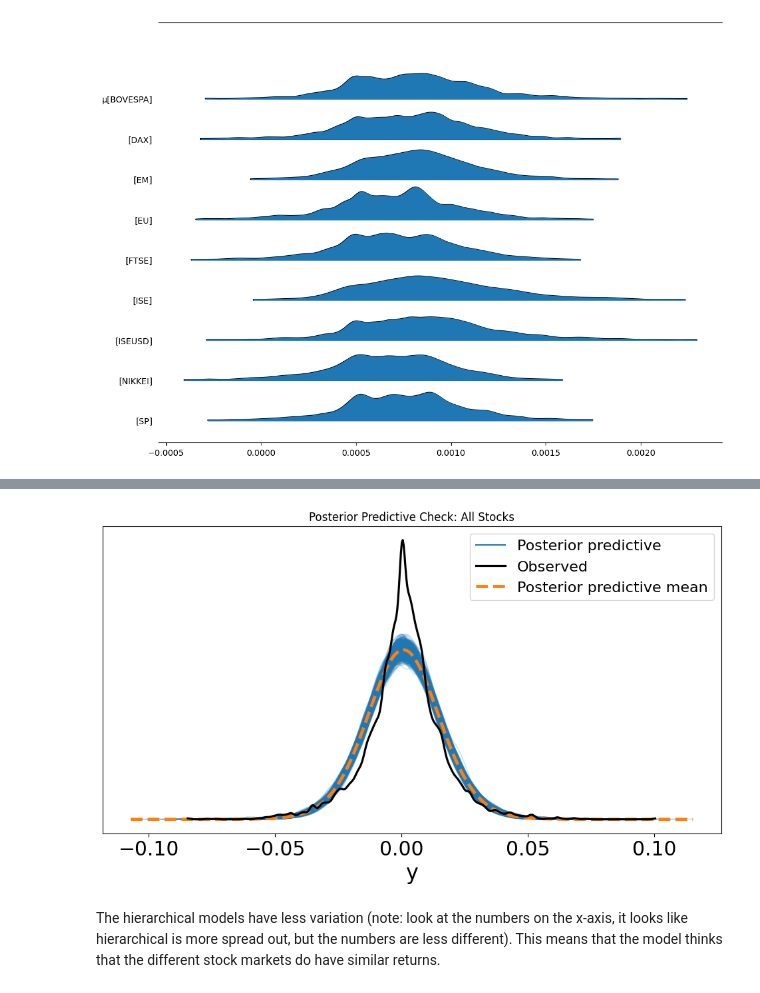
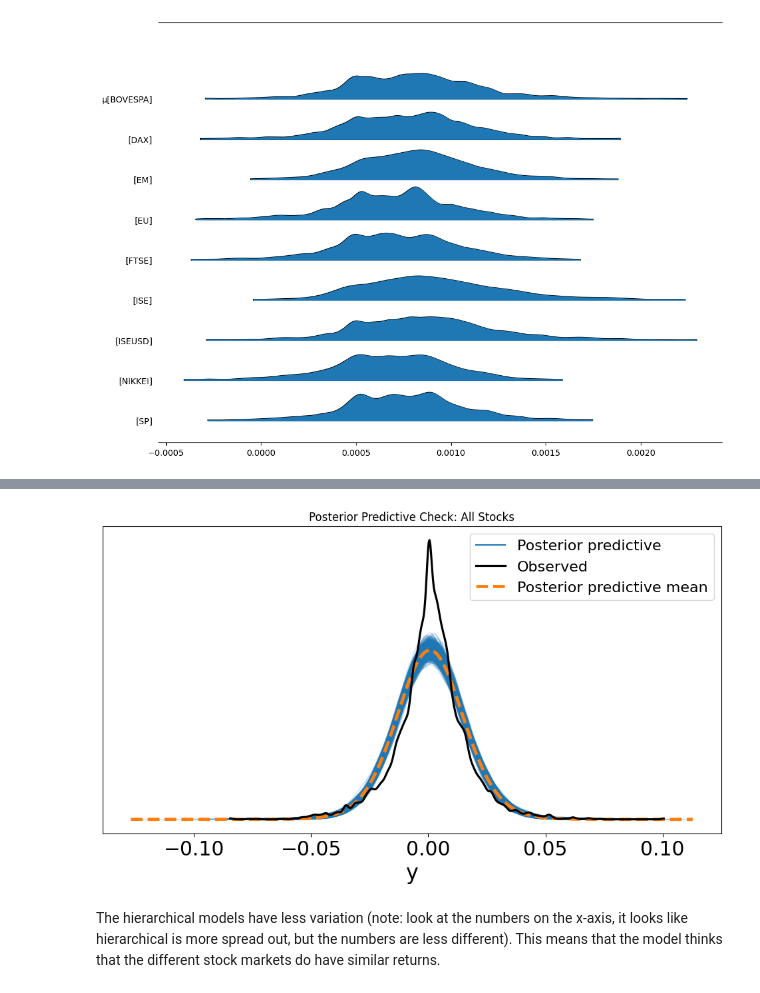
Before and after one commit to kundana12345/DataScience, a Jupyter notebook: KundAddalaU4proj.ipynb, the cells around one changed output, grey strips where cells are left out. Saved outputs shown, nothing was run; the diff lists cells and outputs as text; code cells hidden in the pictures.

```diff
--- a/KundAddalaU4proj.ipynb
+++ b/KundAddalaU4proj.ipynb
@@ -202,15 +203,15 @@ axes = az.plot_forest(idata_stock_h, kind="ridgeplot",
 [figure]
 # %%
 with stock_nh_model:
-    ppc_stock = pm.sample_posterior_predictive(idata_stock_h, var_names=['y'])
+    ppc_stock = pm.sample_posterior_predictive(idata_stock_nh, var_names=['y'])
 
 az.plot_ppc(ppc_stock, figsize=(12,6))
 plt.title("Posterior Predictive Check: All Stocks")
 plt.show()
 # %% [output]
 [interactive output not drawn]
 [interactive output not drawn]
-[figure, old version]
+[figure, new version]
 # %% [markdown]
 The hierarchical models have less variation (note: look at the numbers on the x-axis, it looks like hierarchical is more spread out, but the numbers are less different). This means that the model thinks that the different stock markets do have similar returns.
 # %% [markdown]
```
Also changed, not shown: parts of 8 cells of this notebook.
